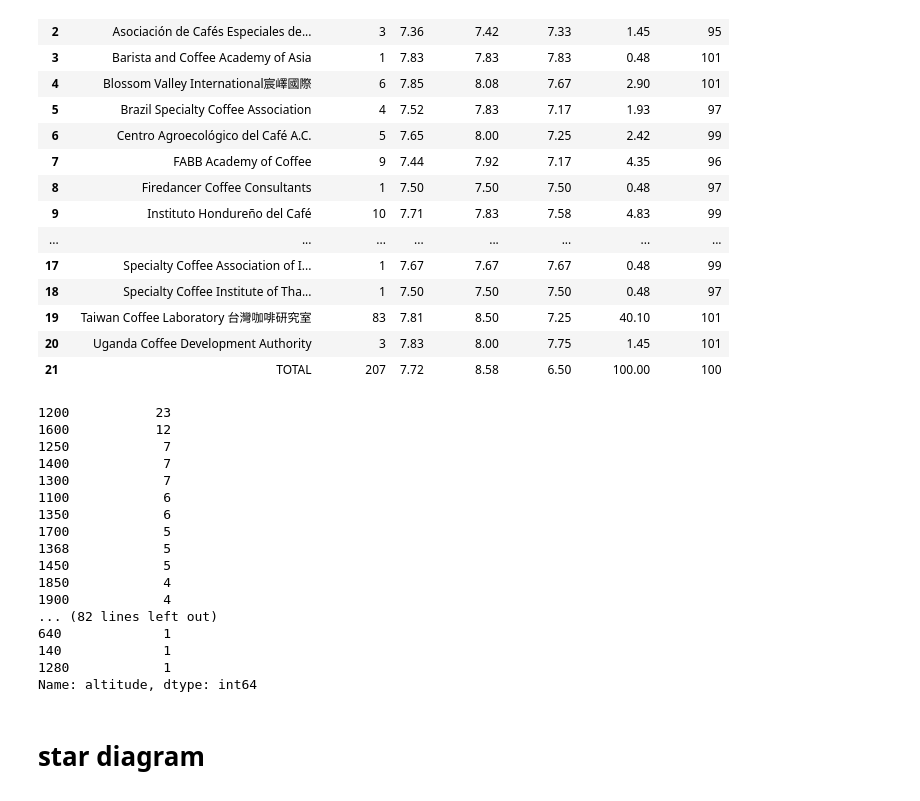
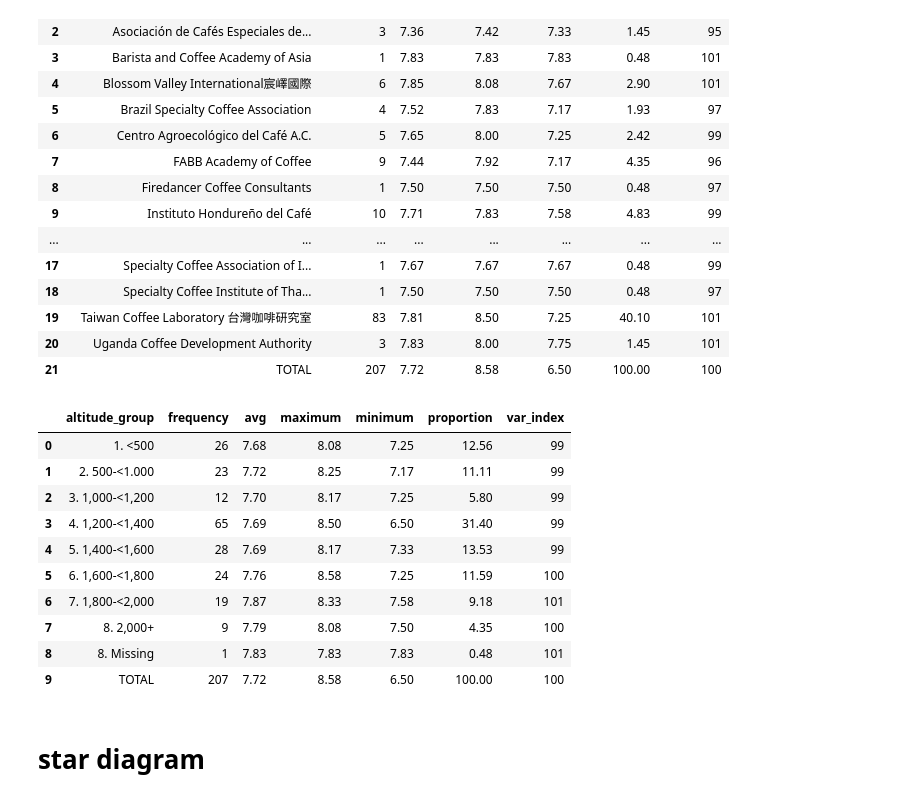
Before and after one commit to mphk33/my_repo, a Jupyter notebook: 20241028_Coffee_Quality/coffee_quality.ipynb, the cells around one changed output. Drawn from its saved outputs; the diff is of its cells as text; code cells hidden in the pictures.

```diff
--- a/20241028_Coffee_Quality/coffee_quality.ipynb
+++ b/20241028_Coffee_Quality/coffee_quality.ipynb
@@ -140,0 +169,15 @@ freq(df, ['continent', 'country_of_origin'])
+# %%
+df1.altitude = df.altitude.str.replace(' ', '')  # remove all space between words in the column 'altitude'
+
+df1[['altitude_min','dummy']] = df1['altitude'].str.split('-',expand=True)
+df1 = df1.drop('dummy', axis=1)
+
+df1[['altitude_min','dummy']] = df1['altitude_min'].str.split('~',expand=True)
+df1 = df1.drop('dummy', axis=1)
+
+df1[['altitude_min','dummy']] = df1['altitude_min'].str.split('A',expand=True)
+df1 = df1.drop('dummy', axis=1)
+
+#df1[['altitude_min']]= df1[['altitude_min']].astype(int)
+
+df1['altitude_min'].value_counts(dropna=False).sort_index()  # proc freq including null
@@ -140,0 +230,2 @@ freq(df, ['continent', 'country_of_origin'])
+# %%
+df1[['altitude_min']] = df1[['altitude_min']].astype(float)
@@ -140,0 +324,17 @@ freq(df, ['continent', 'country_of_origin'])
+# %%
+'''
+df1['altitude_group'] = '99.Missing'
+df1.loc[df1['altitude_min']<500,  'altitude_group'] = '01. <500'
+df1.loc[df1['altitude_min']>=500, 'altitude_group'] = '02. 500-<1,000'
+df1.loc[df1['altitude_min']>=1000, 'altitude_group'] = '03. 1,000-<1,200'
+df1.loc[df1['altitude_min']>=1200, 'altitude_group'] = '04. 1,200-<1,400'
+df1.loc[df1['altitude_min']>=1400, 'altitude_group'] = '05. 1,400-<1,600'
+df1.loc[df1['altitude_min']>=1600, 'altitude_group'] = '06. 1,600-<1,800'
+df1.loc[df1['altitude_min']>=1800, 'altitude_group'] = '07. 1,800-<2,000'
+df1.loc[df1['altitude_min']>=2000, 'altitude_group'] = '08. 2,000+'
+
+#dfg = df1.groupby(by=['altitude_group', 'altitude_min']).size().reset_index(name="count")
+#print(dfg)
+
+df1.altitude_group.value_counts(dropna=False).sort_index()
+'''
@@ -458,6 +739,8 @@ df_temp_1
 ## 4.1.8 develop function to calculate score by category
 # %%
 def score_by_category(score, category):
+    global df_temp_1
+
     # grouped data
     df_break = df.groupby(category,as_index=False).agg(
                   frequency =(score,'count'),
@@ -496,7 +779,7 @@ def score_by_category(score, category):
     df_temp_1[['frequency','var_index']]= df_temp_1[['frequency','var_index']].astype(int)
     df_temp_1 = df_temp_1.round({'avg':2, 'proportion':2})
 
-    display_html ( df_temp_1.head(1000) )
+    #display_html ( df_temp_1.head(1000) )
 # %%
 print('----- Aroma by Continent -----')
 score_by_category('aroma', 'continent')
@@ -577,26 +917,20 @@ score_by_category('aroma','in_country_partner')
 | 19 | Taiwan Coffee Laboratory 台灣咖啡研究室 | 83 | 7.81 | 8.50 | 7.25 | 40.10 | 101 |
 | 20 | Uganda Coffee Development Authority | 3 | 7.83 | 8.00 | 7.75 | 1.45 | 101 |
 | 21 | TOTAL | 207 | 7.72 | 8.58 | 6.50 | 100.00 | 100 |
-# %%
-df['altitude'].value_counts()
-# %% [output]
-1200           23
-1600           12
-1250            7
-1400            7
-1300            7
-1100            6
-1350            6
-1700            5
-1368            5
-1450            5
-1850            4
-1900            4
-... (82 lines left out)
-640             1
-140             1
-1280            1
-Name: altitude, dtype: int64
+# %%
+score_by_category('aroma','altitude_group')
+# %% [output]
+|  | altitude_group | frequency | avg | maximum | minimum | proportion | var_index |
+| 0 | 1. <500 | 26 | 7.68 | 8.08 | 7.25 | 12.56 | 99 |
+| 1 | 2. 500-<1.000 | 23 | 7.72 | 8.25 | 7.17 | 11.11 | 99 |
+| 2 | 3. 1,000-<1,200 | 12 | 7.70 | 8.17 | 7.25 | 5.80 | 99 |
+| 3 | 4. 1,200-<1,400 | 65 | 7.69 | 8.50 | 6.50 | 31.40 | 99 |
+| 4 | 5. 1,400-<1,600 | 28 | 7.69 | 8.17 | 7.33 | 13.53 | 99 |
+| 5 | 6. 1,600-<1,800 | 24 | 7.76 | 8.58 | 7.25 | 11.59 | 100 |
+| 6 | 7. 1,800-<2,000 | 19 | 7.87 | 8.33 | 7.58 | 9.18 | 101 |
+| 7 | 8. 2,000+ | 9 | 7.79 | 8.08 | 7.50 | 4.35 | 100 |
+| 8 | 8. Missing | 1 | 7.83 | 7.83 | 7.83 | 0.48 | 101 |
+| 9 | TOTAL | 207 | 7.72 | 8.58 | 6.50 | 100.00 | 100 |
 # %% [markdown]
 # star diagram
 # %%
```
Also changed, not shown: parts of 26 cells of this notebook.
